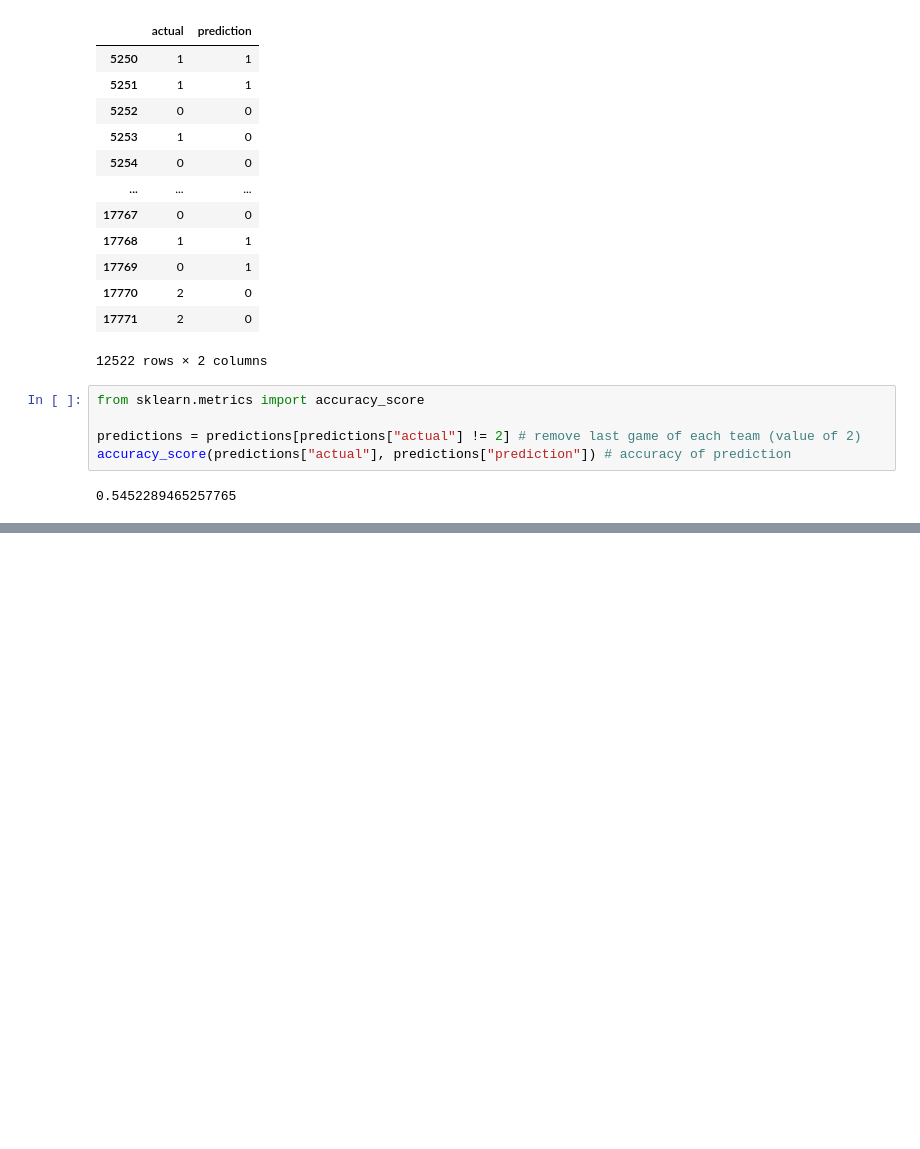
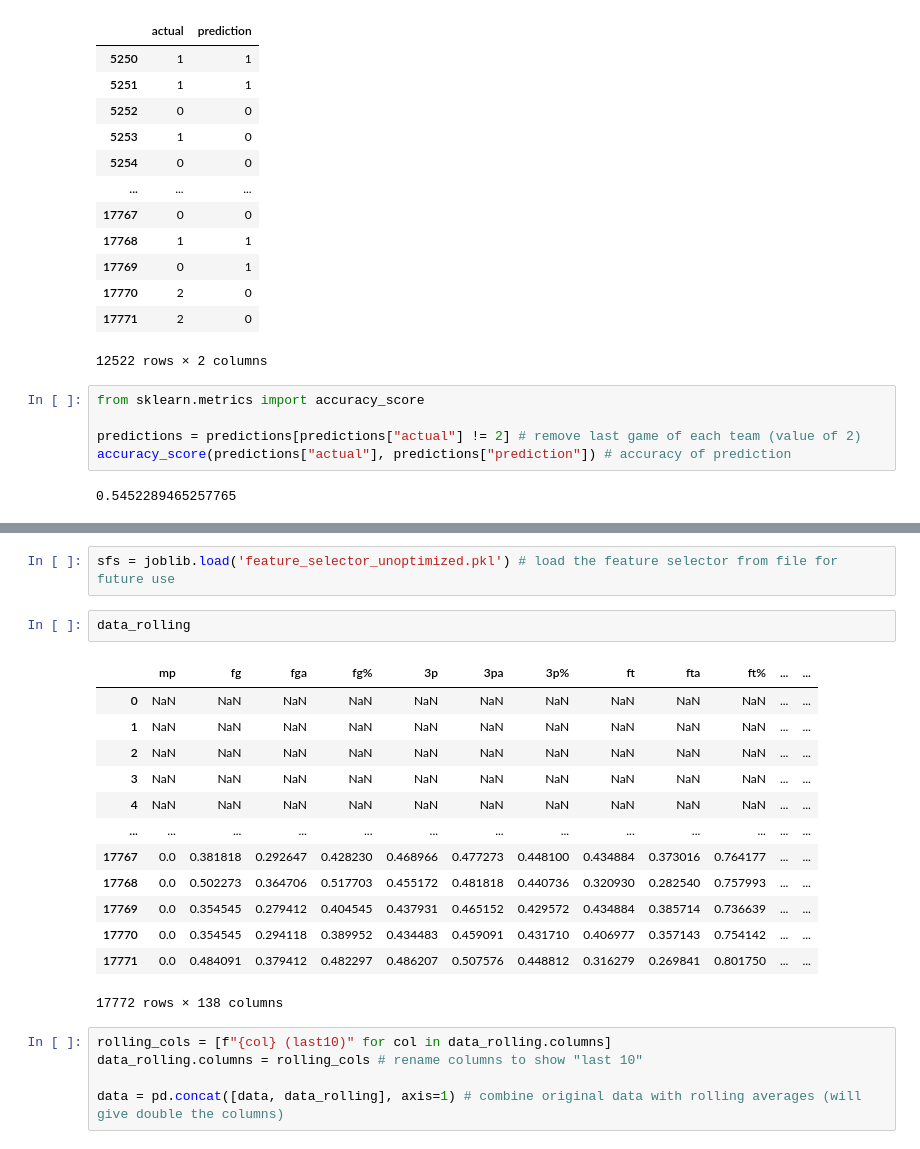
Before and after one commit to krishbhagirath/nba-match-predictor, a Jupyter notebook: predictor.ipynb, the cells around one changed output, grey strips where cells are left out. Drawn from its saved outputs; the diff is of its cells as text; blank space fills up the shorter version.

```diff
--- a/predictor.ipynb
+++ b/predictor.ipynb
@@ -291,0 +345,23 @@ dtype: float64
+# %%
+sfs = joblib.load('feature_selector_unoptimized.pkl') # load the feature selector from file for future use
+# %%
+data_rolling
+# %% [output]
+|  | mp | fg | fga | fg% | 3p | 3pa | 3p% | ft | fta | ft% | ... | ... |
+| 0 | NaN | NaN | NaN | NaN | NaN | NaN | NaN | NaN | NaN | NaN | ... | ... |
+| 1 | NaN | NaN | NaN | NaN | NaN | NaN | NaN | NaN | NaN | NaN | ... | ... |
+| 2 | NaN | NaN | NaN | NaN | NaN | NaN | NaN | NaN | NaN | NaN | ... | ... |
+| 3 | NaN | NaN | NaN | NaN | NaN | NaN | NaN | NaN | NaN | NaN | ... | ... |
+| 4 | NaN | NaN | NaN | NaN | NaN | NaN | NaN | NaN | NaN | NaN | ... | ... |
+| ... | ... | ... | ... | ... | ... | ... | ... | ... | ... | ... | ... | ... |
+| 17767 | 0.0 | 0.381818 | 0.292647 | 0.428230 | 0.468966 | 0.477273 | 0.448100 | 0.434884 | 0.373016 | 0.764177 | ... | ... |
+| 17768 | 0.0 | 0.502273 | 0.364706 | 0.517703 | 0.455172 | 0.481818 | 0.440736 | 0.320930 | 0.282540 | 0.757993 | ... | ... |
+| 17769 | 0.0 | 0.354545 | 0.279412 | 0.404545 | 0.437931 | 0.465152 | 0.429572 | 0.434884 | 0.385714 | 0.736639 | ... | ... |
+| 17770 | 0.0 | 0.354545 | 0.294118 | 0.389952 | 0.434483 | 0.459091 | 0.431710 | 0.406977 | 0.357143 | 0.754142 | ... | ... |
+| 17771 | 0.0 | 0.484091 | 0.379412 | 0.482297 | 0.486207 | 0.507576 | 0.448812 | 0.316279 | 0.269841 | 0.801750 | ... | ... |
+17772 rows × 138 columns
+# %%
+rolling_cols = [f"{col} (last10)" for col in data_rolling.columns]
+data_rolling.columns = rolling_cols # rename columns to show "last 10"
+
+data = pd.concat([data, data_rolling], axis=1) # combine original data with rolling averages (will give double the columns)
```
Also changed, not shown: parts of 24 cells of this notebook, 2 other files.
